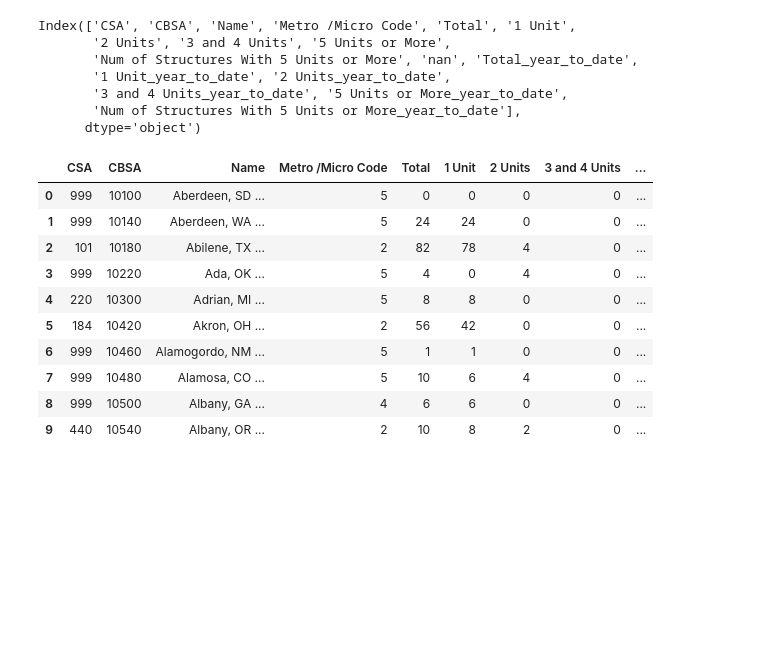
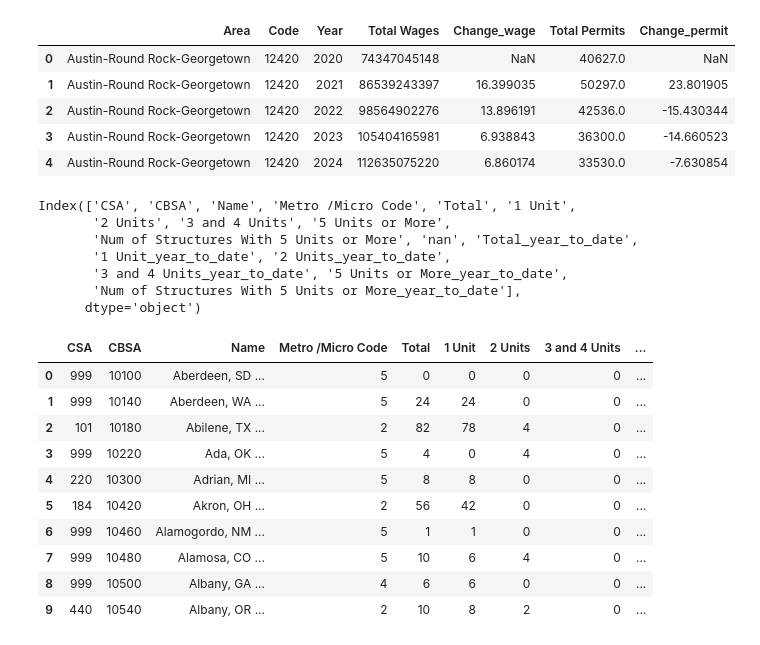
Before and after one commit to kangaseric4152-max/bls-census-housing-analysis, a Jupyter notebook: scripts/housing.ipynb, the cells around one changed output. Cells and saved outputs as stored; diff of their text form; code cells hidden in the pictures; blank space fills up the shorter version.

Commit message:
changed to pandas format and merged.

```diff
--- a/scripts/housing.ipynb
+++ b/scripts/housing.ipynb
@@ -120,7 +120,7 @@ for code in AREA_CODES:
             total_wages_current_qtr = msa['total_qtrly_wages'].iloc[0]
             data_list.append({
                 "Area": AREA_CODES[code]["name"],
-                "Code": code,
+                "Code": AREA_CODES[code]["code"],
                 "Year": year,
                 "Quarter": qtr,
                 "Total Wages": total_wages_current_qtr
@@ -155,29 +155,40 @@ print(annual_df)
 # %%
 # Load cleaned CBSA CSV from cache instead of manual XLS parsing
 from bls_housing.census_cache import load_cbsa_df
+import pandas as pd
 
 years = ["2020","2021","2022","2023","2024"]
 total_permits = defaultdict(int)
 quarters = ["1", "2", "3", "4"]
 
+data_list = []
+
 for code in CBSA_CODES:
     area = CBSA_CODES[code]["code"]
-    print(f"Area: {CBSA_CODES[code]['name']} ({area})")
+
     for year in years:
         total_permits[year] = 0
         # print(f"Year: {year}")
         for qtr in quarters:
             for i in QUARTER_TO_MONTH[qtr]:  # months in quarter
                 df = load_cbsa_df(year, str(i))
-                df_current_area = df[df['CBSA'] == int(area)]  # filter for Seattle MSA
-                # get total permits for Seattle MSA
+                df_current_area = df[df['CBSA'] == int(area)]  # filter for CBSA
+                # get total permits for CBSA
                 total_permits_current_month = df_current_area['Total'].iloc[0]
-                total_permits[year] += total_permits_current_month
-                #print(f"Year: {year}, Quarter: {qtr}, Month: {i}, Total Permits: {total_permits_current_month:,.2f}")
-        # print(f"[Total for {year} Q1: {total_permits[year]}]")
-    for i in range(1, len(years)):
-        year = years[i]
-        prev_year = years[i-1]
-        change = ((total_permits[year] - total_permits[prev_year]) / total_permits[prev_year]) * 100
-        print(f"Year: {year}, Total Permits: {total_permits[year]}, Change from {prev_year}: {change:.2f}%")
+                data_list.append({
+                    "Area": CBSA_CODES[code]["name"],
+                    "Code": code,
+                    "Year": year,
+                    "Quarter": qtr,
+                    "Month": i,
+                    "Total Permits": total_permits_current_month
+                })
+
+permits_df = pd.DataFrame(data_list)
+# print(permits_df)
+
+# Calculate annual total permits and percentage change
+annual_permits = permits_df.groupby(["Area", "Code", "Year"])["Total Permits"].sum().reset_index()
+annual_permits["Change"] = annual_permits.groupby("Code")["Total Permits"].pct_change() * 100
+print(annual_permits)
 # %% [output]
@@ -201,3 +212,18 @@ Year: 2024, Total Permits: 21188, Change from 2023: -4.02%
+# %%
+final_df = pd.merge(
+    annual_df,
+    annual_permits,
+    on=["Area", "Code", "Year"],
+    suffixes=('_wage', '_permit')
+)
+final_df.head(5)
+# %% [output]
+|  | Area | Code | Year | Total Wages | Change_wage | Total Permits | Change_permit |
+| 0 | Austin-Round Rock-Georgetown | 12420 | 2020 | 74347045148 | NaN | 40627.0 | NaN |
+| 1 | Austin-Round Rock-Georgetown | 12420 | 2021 | 86539243397 | 16.399035 | 50297.0 | 23.801905 |
+| 2 | Austin-Round Rock-Georgetown | 12420 | 2022 | 98564902276 | 13.896191 | 42536.0 | -15.430344 |
+| 3 | Austin-Round Rock-Georgetown | 12420 | 2023 | 105404165981 | 6.938843 | 36300.0 | -14.660523 |
+| 4 | Austin-Round Rock-Georgetown | 12420 | 2024 | 112635075220 | 6.860174 | 33530.0 | -7.630854 |
 # %%
 # Load cleaned CBSA CSV from cache instead of manual XLS parsing
 from bls_housing.census_cache import load_cbsa_df
```
Also changed, not shown: parts of 3 cells of this notebook.
